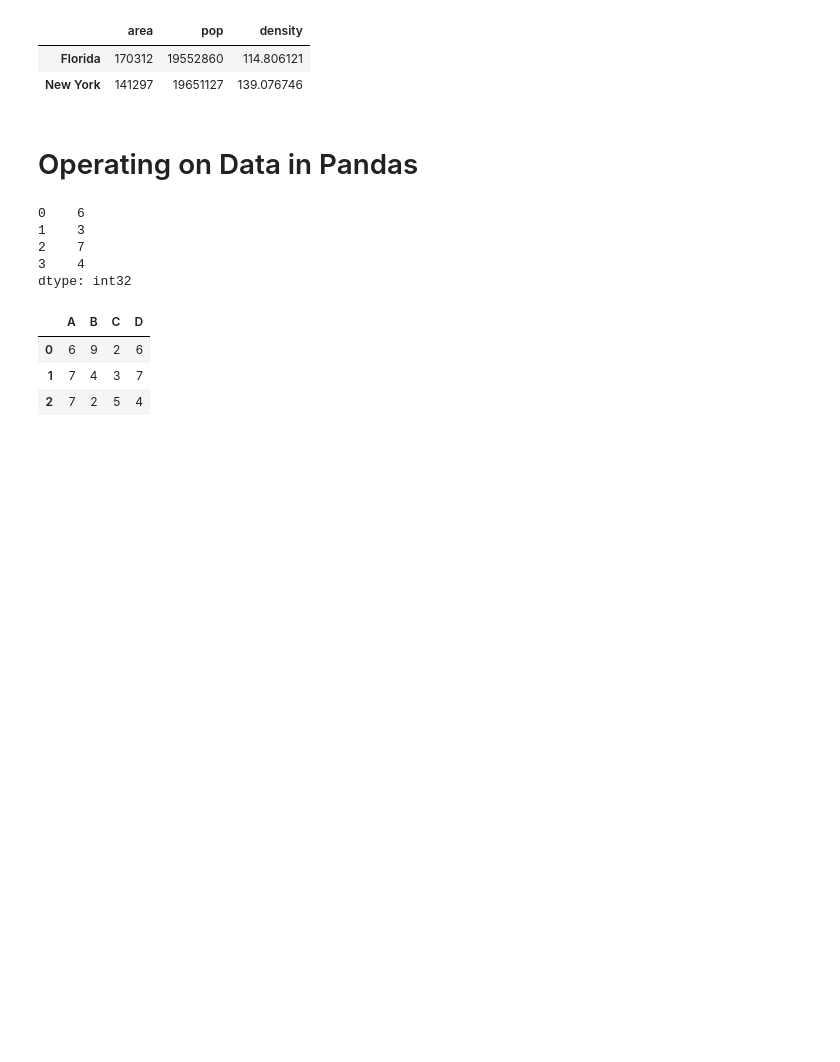
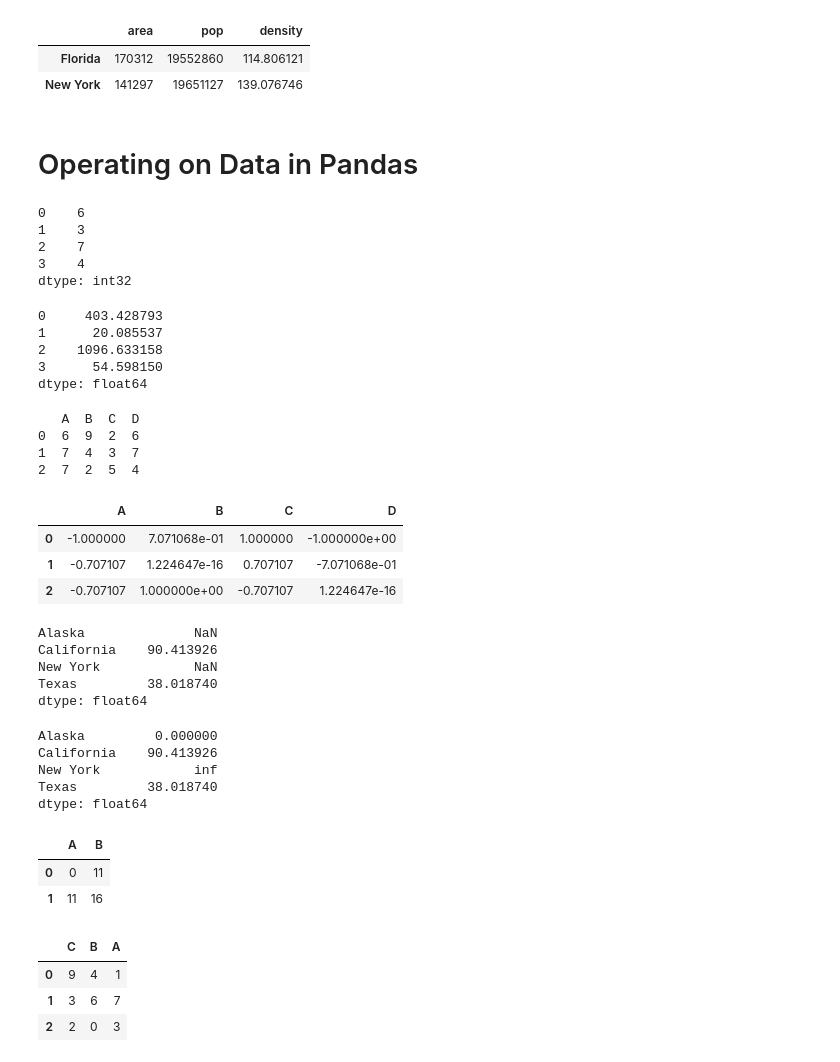
Before and after one commit to capgar/PythonDataScienceHandbook, a Jupyter notebook: notebooks/ch3-pandas.ipynb, the cells around one changed output. Drawn from its saved outputs; the diff is of its cells as text; code cells hidden in the pictures; blank space fills up the shorter version.

```diff
--- a/notebooks/ch3-pandas.ipynb
+++ b/notebooks/ch3-pandas.ipynb
@@ -586,21 +590,32 @@ data[data.density > 100]
 # %%
-# Ufuncs: index preservation
-# any NumPy ufun will work on Pandas objects
-
+# ufunc operation on Series
 rng = np.random.RandomState(42)
 ser = pd.Series(rng.randint(0, 10, 4))
 print(ser)
-
-df = pd.DataFrame(rng.randint(0, 10, (3, 4)),
-                  columns=['A', 'B', 'C', 'D'])
-df
+np.exp(ser)
 # %% [output]
 0    6
 1    3
 2    7
 3    4
 dtype: int32
-|  | A | B | C | D |
-| 0 | 6 | 9 | 2 | 6 |
-| 1 | 7 | 4 | 3 | 7 |
-| 2 | 7 | 2 | 5 | 4 |
+0     403.428793
+1      20.085537
+2    1096.633158
+3      54.598150
+dtype: float64
+# %%
+# ufunc operation on DataFrame
+df = pd.DataFrame(rng.randint(0, 10, (3, 4)),
+                  columns=['A', 'B', 'C', 'D'])
+print(df)
+np.sin(df * np.pi / 4)
+# %% [output]
+   A  B  C  D
+0  6  9  2  6
+1  7  4  3  7
+2  7  2  5  4
+|  | A | B | C | D |
+| 0 | -1.000000 | 7.071068e-01 | 1.000000 | -1.000000e+00 |
+| 1 | -0.707107 | 1.224647e-16 | 0.707107 | -7.071068e-01 |
+| 2 | -0.707107 | 1.000000e+00 | -0.707107 | 1.224647e-16 |
@@ -606,0 +624,42 @@ dtype: int32
+# %%
+# index alignment in Series
+area = pd.Series({'Alaska': 1723337, 'Texas': 695662, 'California': 423967}, name='area')
+population = pd.Series({'California': 38332521, 'Texas': 26448193, 'New York': 19651127}, name='population')
+
+population / area
+# %% [output]
+Alaska              NaN
+California    90.413926
+New York            NaN
+Texas         38.018740
+dtype: float64
+# %%
+# NaN added when both indeces are not present
+# we can instead use a "fill value"
+population.divide(area, fill_value=0)
+
+# though this causes a divide by zerio situation for NY in this case
+# %% [output]
+Alaska         0.000000
+California    90.413926
+New York            inf
+Texas         38.018740
+dtype: float64
+# %%
+# index alignment in DataFrame
+A = pd.DataFrame(rng.randint(0, 20, (2, 2)),
+                 columns=list('AB'))
+A
+# %% [output]
+|  | A | B |
+| 0 | 0 | 11 |
+| 1 | 11 | 16 |
+# %%
+B = pd.DataFrame(rng.randint(0, 10, (3, 3)),
+                 columns=list('CBA'))
+B
+# %% [output]
+|  | C | B | A |
+| 0 | 9 | 4 | 1 |
+| 1 | 3 | 6 | 7 |
+| 2 | 2 | 0 | 3 |
```
Also changed, not shown: parts of 13 cells of this notebook.
